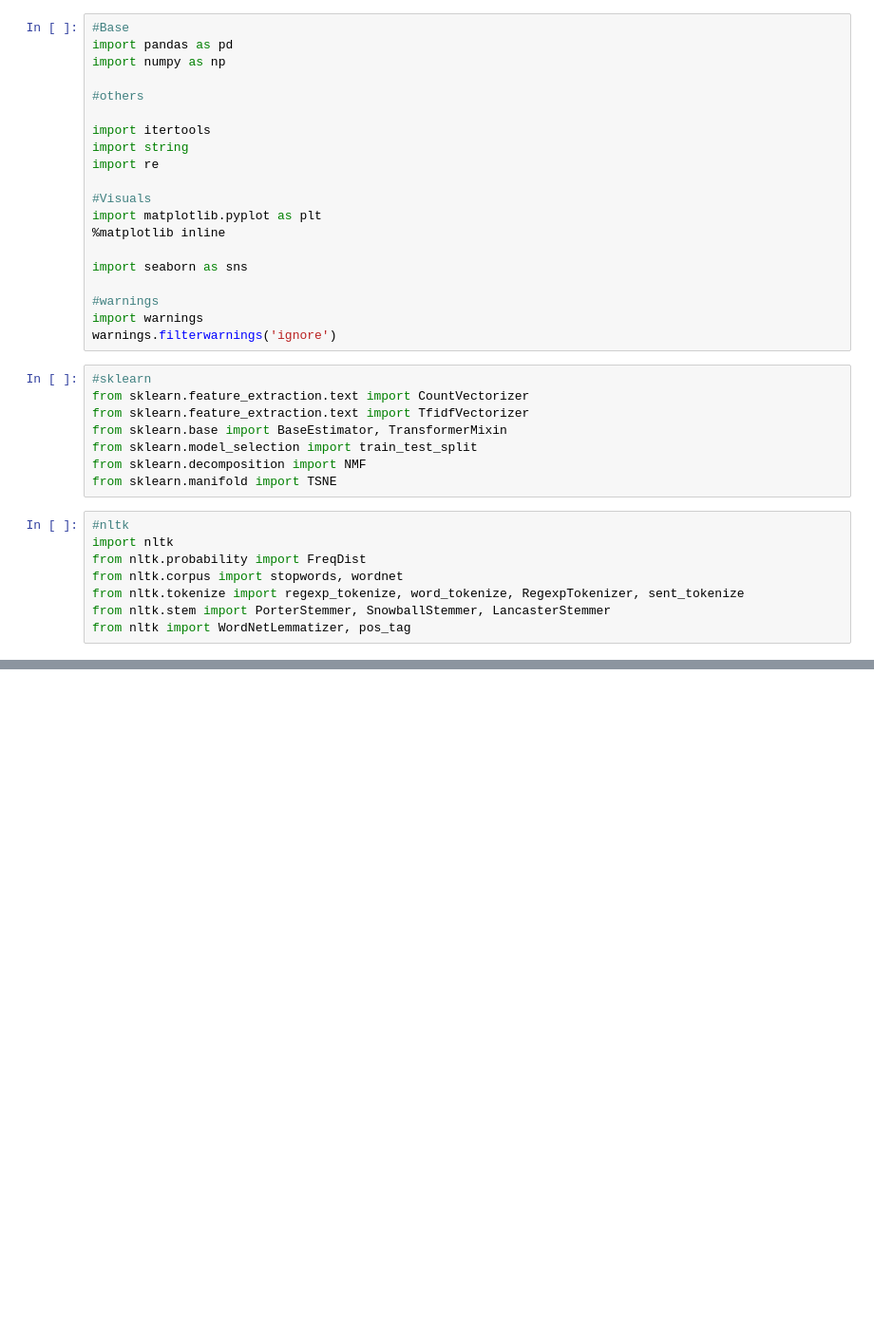
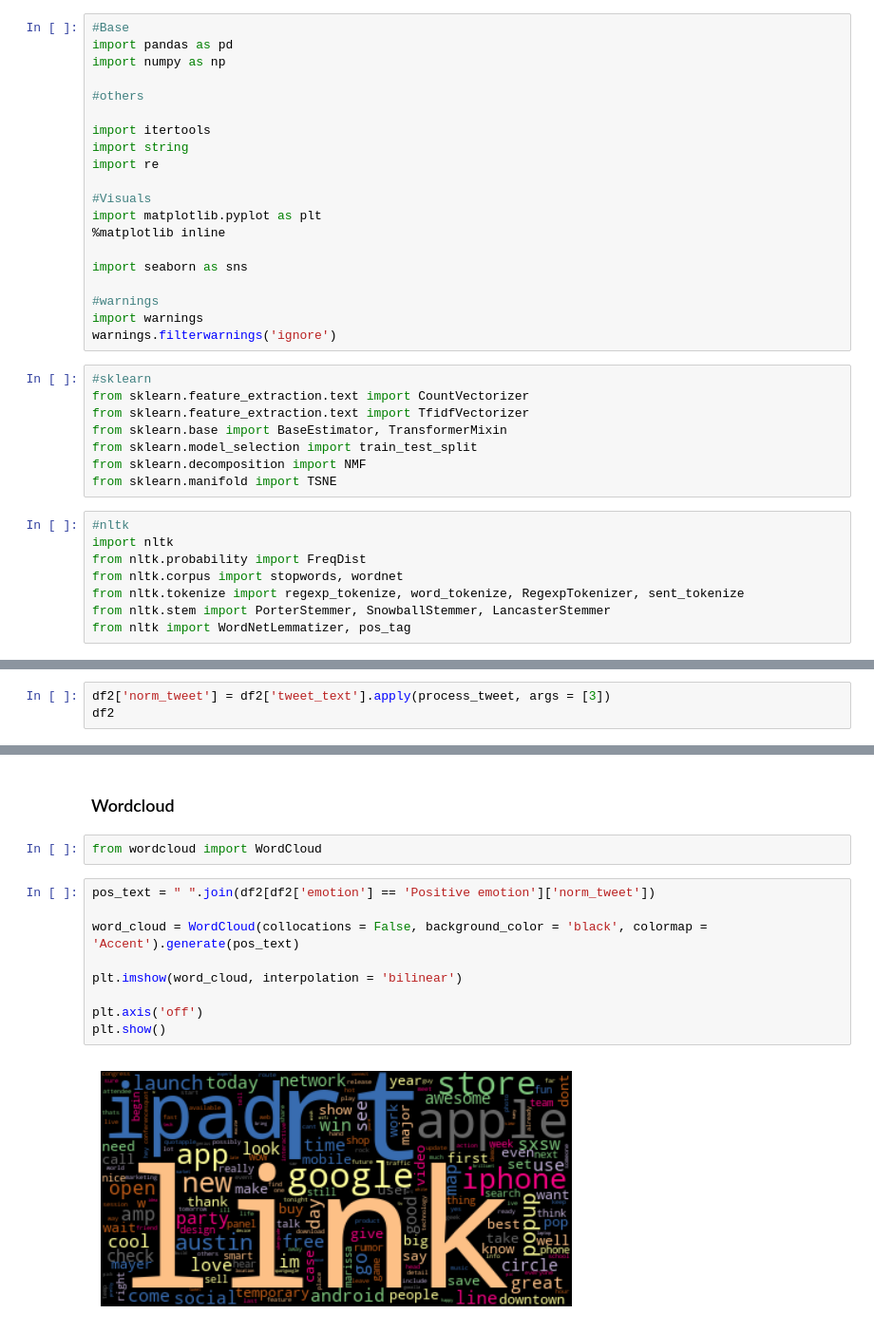
Before and after one commit to Kellyajara/NLP-Tweet-Classification, a Jupyter notebook: Final Notebook.ipynb, the cells around one changed output, grey strips where cells are left out. Shown at 95% size. Cells and saved outputs as stored; diff of their text form; blank space fills up the shorter version.

```diff
--- a/Final Notebook.ipynb
+++ b/Final Notebook.ipynb
@@ -82,0 +197,3 @@ df
+# %%
+df2['norm_tweet'] = df2['tweet_text'].apply(process_tweet, args = [3])
+df2
@@ -82,0 +230,15 @@ df
+# %% [markdown]
+### Wordcloud
+# %%
+from wordcloud import WordCloud
+# %%
+pos_text = " ".join(df2[df2['emotion'] == 'Positive emotion']['norm_tweet'])
+
+word_cloud = WordCloud(collocations = False, background_color = 'black', colormap = 'Accent').generate(pos_text)
+
+plt.imshow(word_cloud, interpolation = 'bilinear')
+
+plt.axis('off')
+plt.show()
+# %% [output]
+[figure, added]
```
Also changed, not shown: parts of 133 cells of this notebook, 2 other files.
